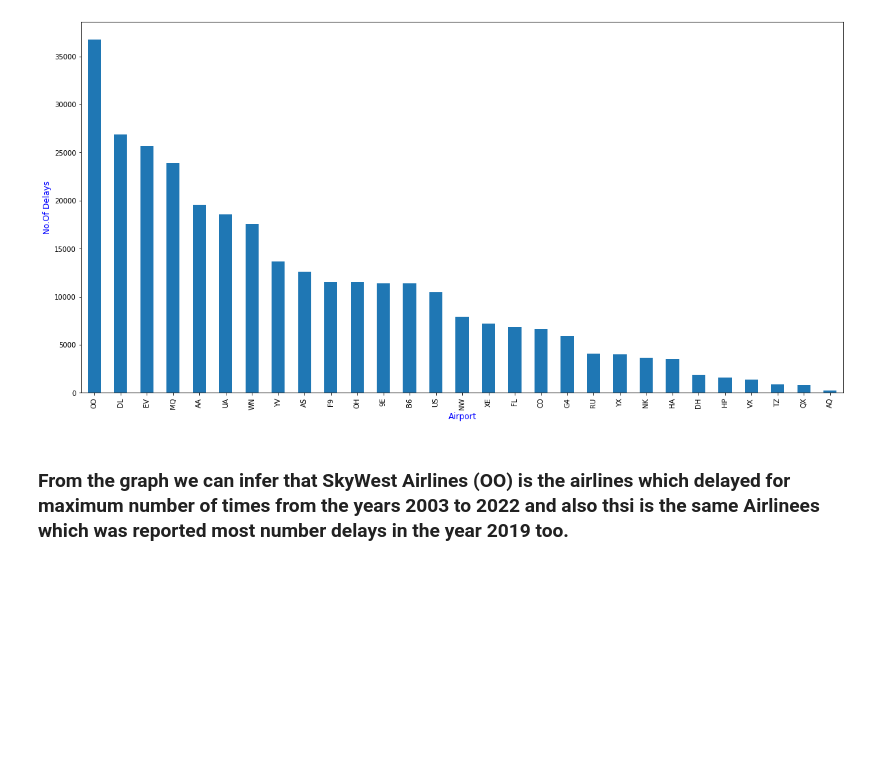
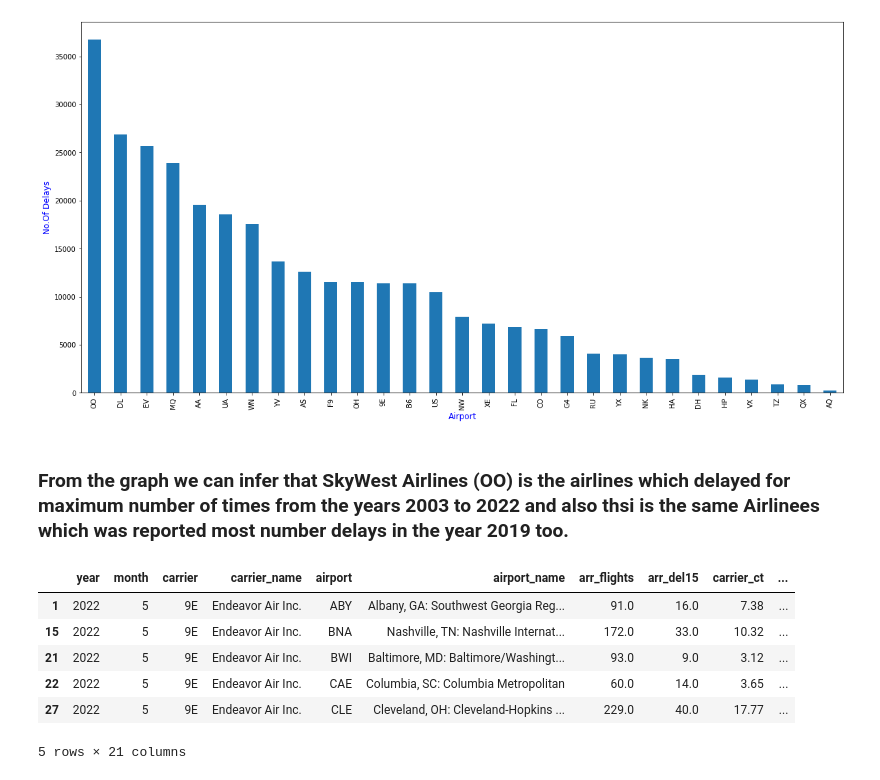
Before and after one commit to KunduruJayasimhareddy/USA-Airlines-Delay-Cause, a Jupyter notebook: EDA PROJECT.ipynb, the cells around one changed output. Drawn from its saved outputs; the diff is of its cells as text; code cells hidden in the pictures; blank space fills up the shorter version.

```diff
--- a/EDA PROJECT.ipynb
+++ b/EDA PROJECT.ipynb
@@ -587,0 +603,10 @@ plt.show()
+# %%
+df_late_aircrafts.head()
+# %% [output]
+|  | year | month | carrier | carrier_name | airport | airport_name | arr_flights | arr_del15 | carrier_ct | ... |
+| 1 | 2022 | 5 | 9E | Endeavor Air Inc. | ABY | Albany, GA: Southwest Georgia Reg... | 91.0 | 16.0 | 7.38 | ... |
+| 15 | 2022 | 5 | 9E | Endeavor Air Inc. | BNA | Nashville, TN: Nashville Internat... | 172.0 | 33.0 | 10.32 | ... |
+| 21 | 2022 | 5 | 9E | Endeavor Air Inc. | BWI | Baltimore, MD: Baltimore/Washingt... | 93.0 | 9.0 | 3.12 | ... |
+| 22 | 2022 | 5 | 9E | Endeavor Air Inc. | CAE | Columbia, SC: Columbia Metropolitan | 60.0 | 14.0 | 3.65 | ... |
+| 27 | 2022 | 5 | 9E | Endeavor Air Inc. | CLE | Cleveland, OH: Cleveland-Hopkins ... | 229.0 | 40.0 | 17.77 | ... |
+5 rows × 21 columns
```
Also changed, not shown: parts of 14 cells of this notebook.
